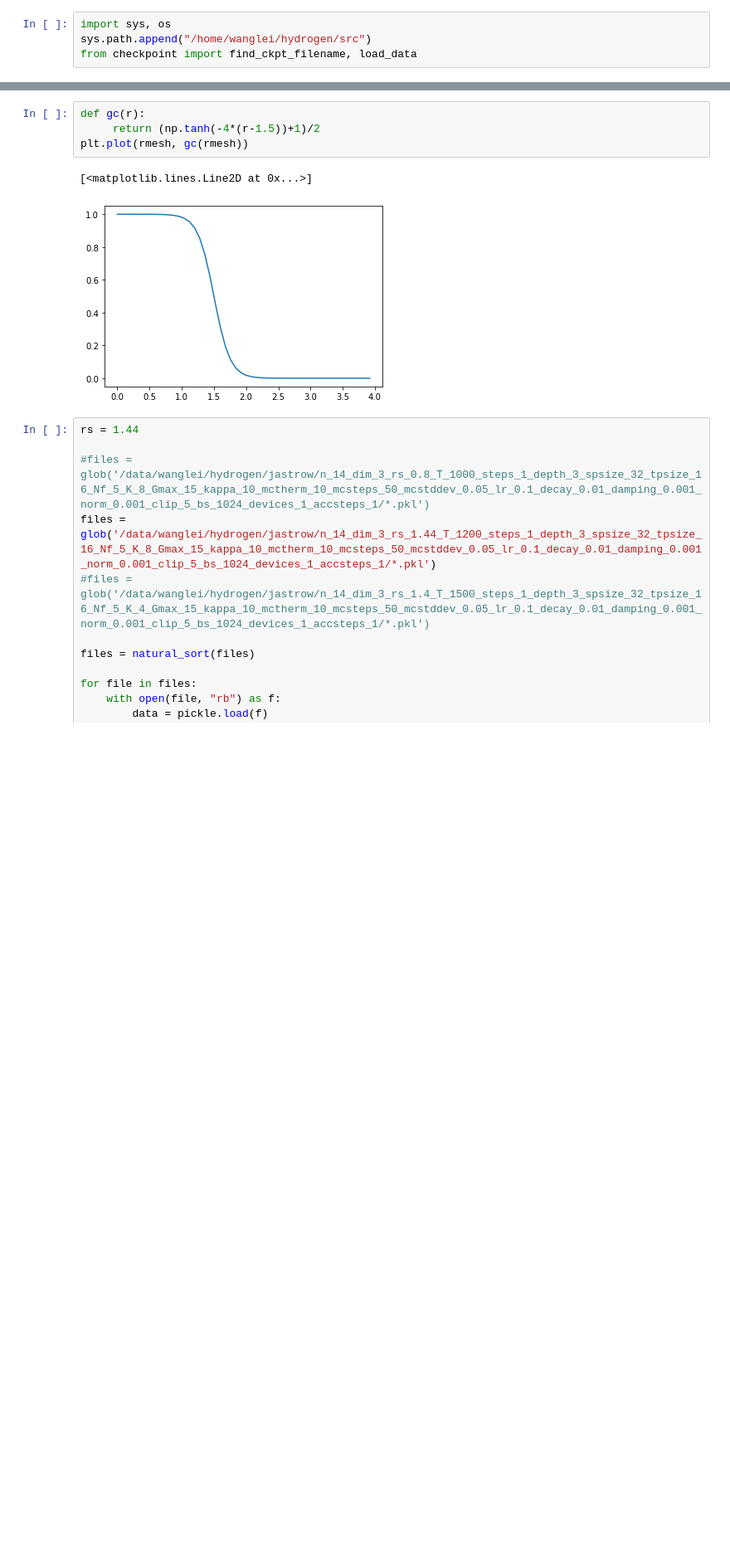
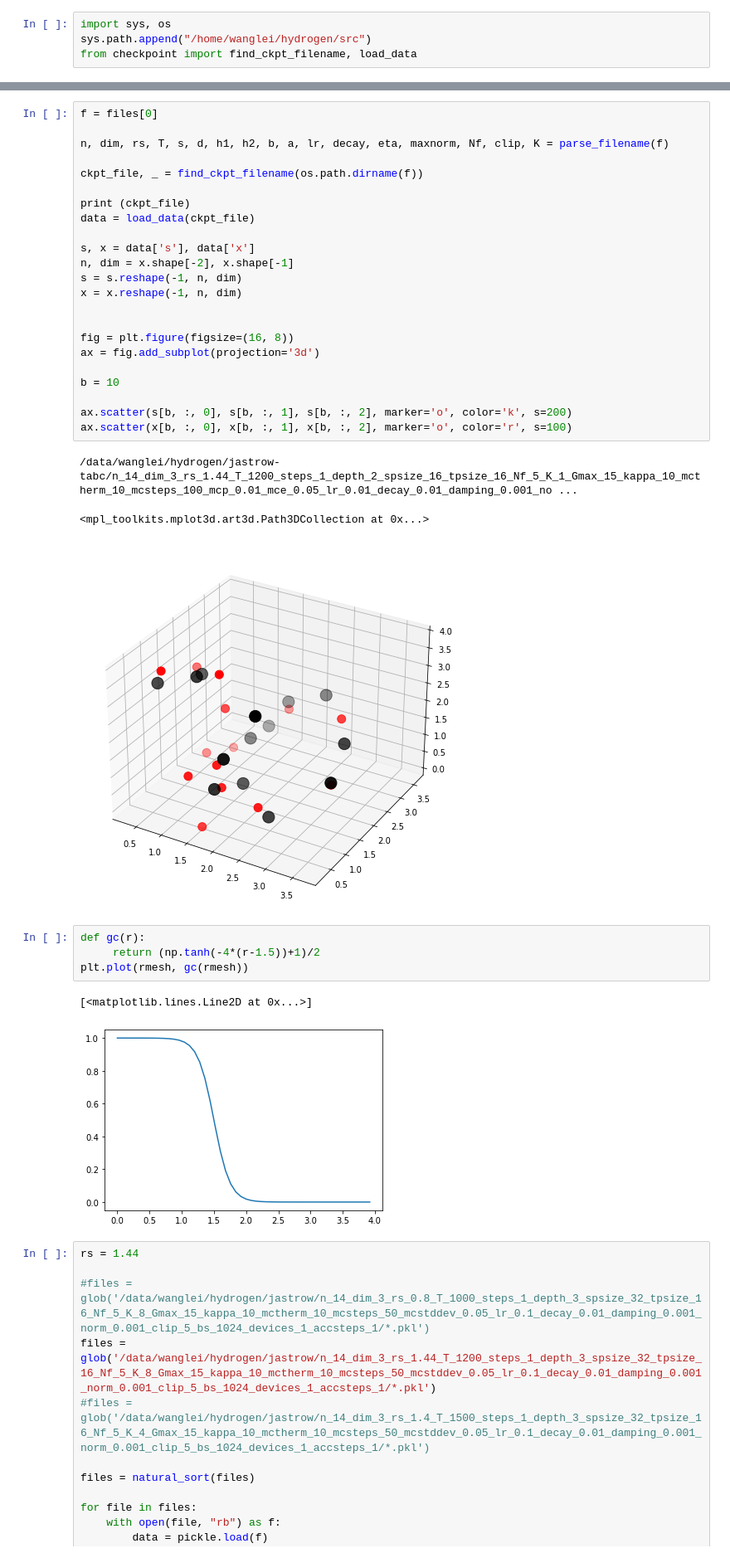
Before and after one commit to fermiflow/hydrogen, a Jupyter notebook: analysis/analysis.ipynb, the cells around one changed output, grey strips where cells are left out. Shown: that part at 83% size. Cells and saved outputs as stored; diff of their text form; blank space fills up the shorter version.

```diff
--- a/analysis/analysis.ipynb
+++ b/analysis/analysis.ipynb
@@ -154,3 +163,30 @@ Text(0, 0.5, 'g(r)')
+# %%
+f = files[0]
+
+n, dim, rs, T, s, d, h1, h2, b, a, lr, decay, eta, maxnorm, Nf, clip, K = parse_filename(f)
+
+ckpt_file, _ = find_ckpt_filename(os.path.dirname(f))
+
+print (ckpt_file)
+data = load_data(ckpt_file)
+
+s, x = data['s'], data['x']
+n, dim = x.shape[-2], x.shape[-1]
+s = s.reshape(-1, n, dim)
+x = x.reshape(-1, n, dim)
+
+
+fig = plt.figure(figsize=(16, 8))
+ax = fig.add_subplot(projection='3d')
+
+b = 10
+
+ax.scatter(s[b, :, 0], s[b, :, 1], s[b, :, 2], marker='o', color='k', s=200)
+ax.scatter(x[b, :, 0], x[b, :, 1], x[b, :, 2], marker='o', color='r', s=100)
+# %% [output]
+/data/wanglei/hydrogen/jastrow-tabc/n_14_dim_3_rs_1.44_T_1200_steps_1_depth_2_spsize_16_tpsize_16_Nf_5_K_1_Gmax_15_kappa_10_mctherm_10_mcsteps_100_mcp_0.01_mce_0.05_lr_0.01_decay_0.01_damping_0.001_no ...
+<mpl_toolkits.mplot3d.art3d.Path3DCollection at 0x...>
+[figure, added]
 # %%
 def gc(r):
      return (np.tanh(-4*(r-1.5))+1)/2
```
Also changed, not shown: parts of 4 cells of this notebook, 4 other files.
